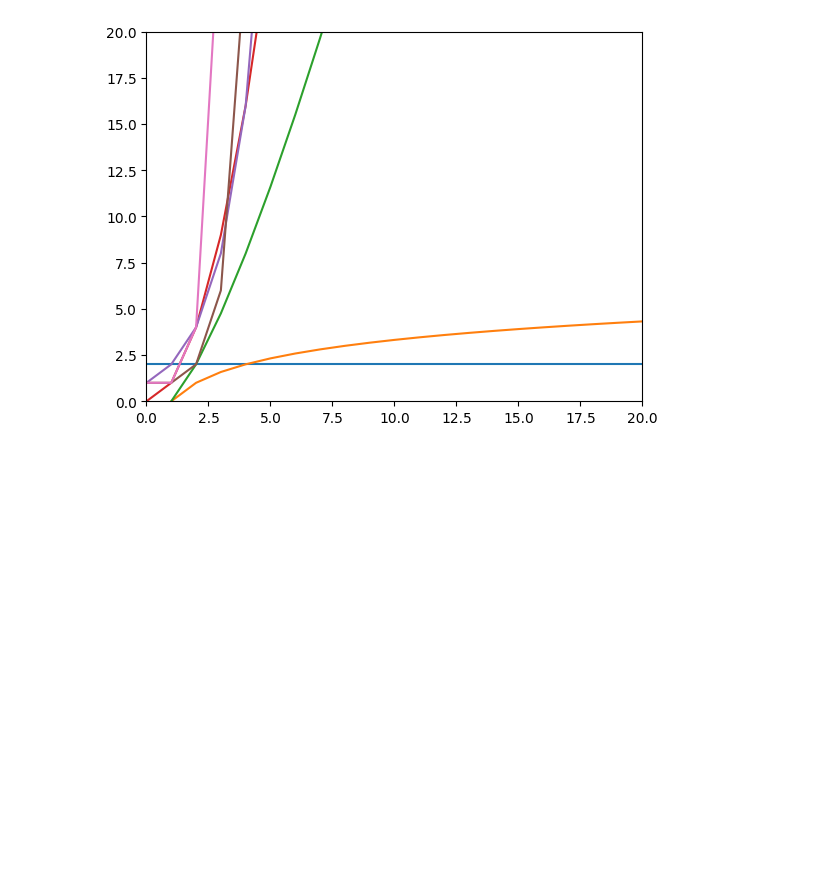
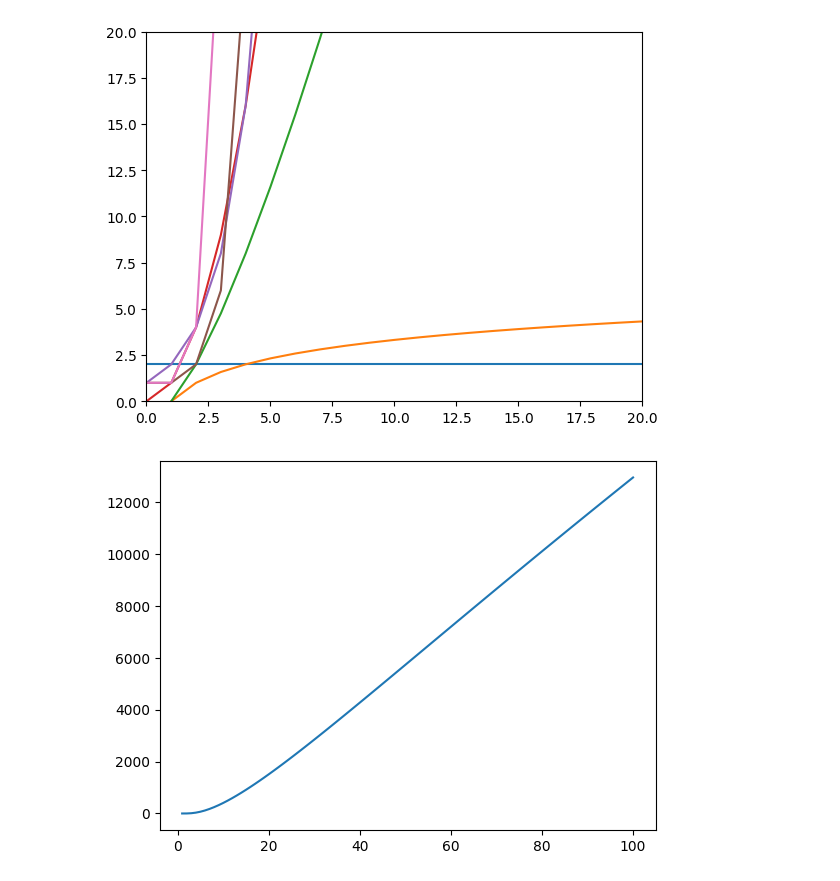
Before and after one commit to OmerFaruk-Celik/AlgoritmaAnalizi, a Jupyter notebook: FuncIncreaseSpeed.ipynb, the cells around one changed output. Drawn from its saved outputs; the diff is of its cells as text; code cells hidden in the pictures; blank space fills up the shorter version.

```diff
--- a/FuncIncreaseSpeed.ipynb
+++ b/FuncIncreaseSpeed.ipynb
@@ -72,4 +74,7 @@ plt.show()
 y8 = (np.log2(x))**5
 y9 = x**(0.5)
 # %%
-plt.plot(x,x)
+plt.plot(x,y8)
+plt.show()
+# %% [output]
+[figure, added]
```
Also changed, not shown: parts of 2 cells of this notebook.
